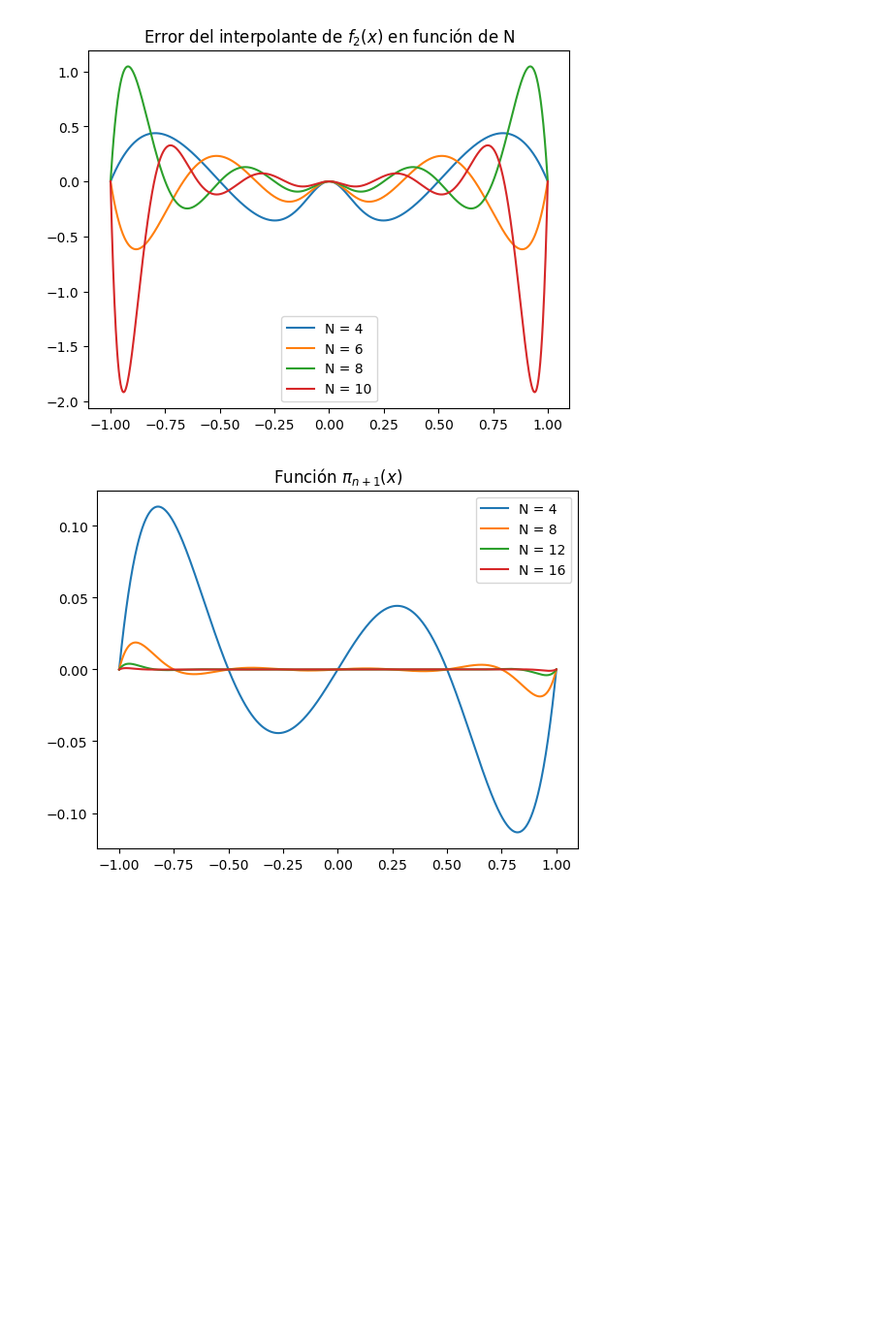
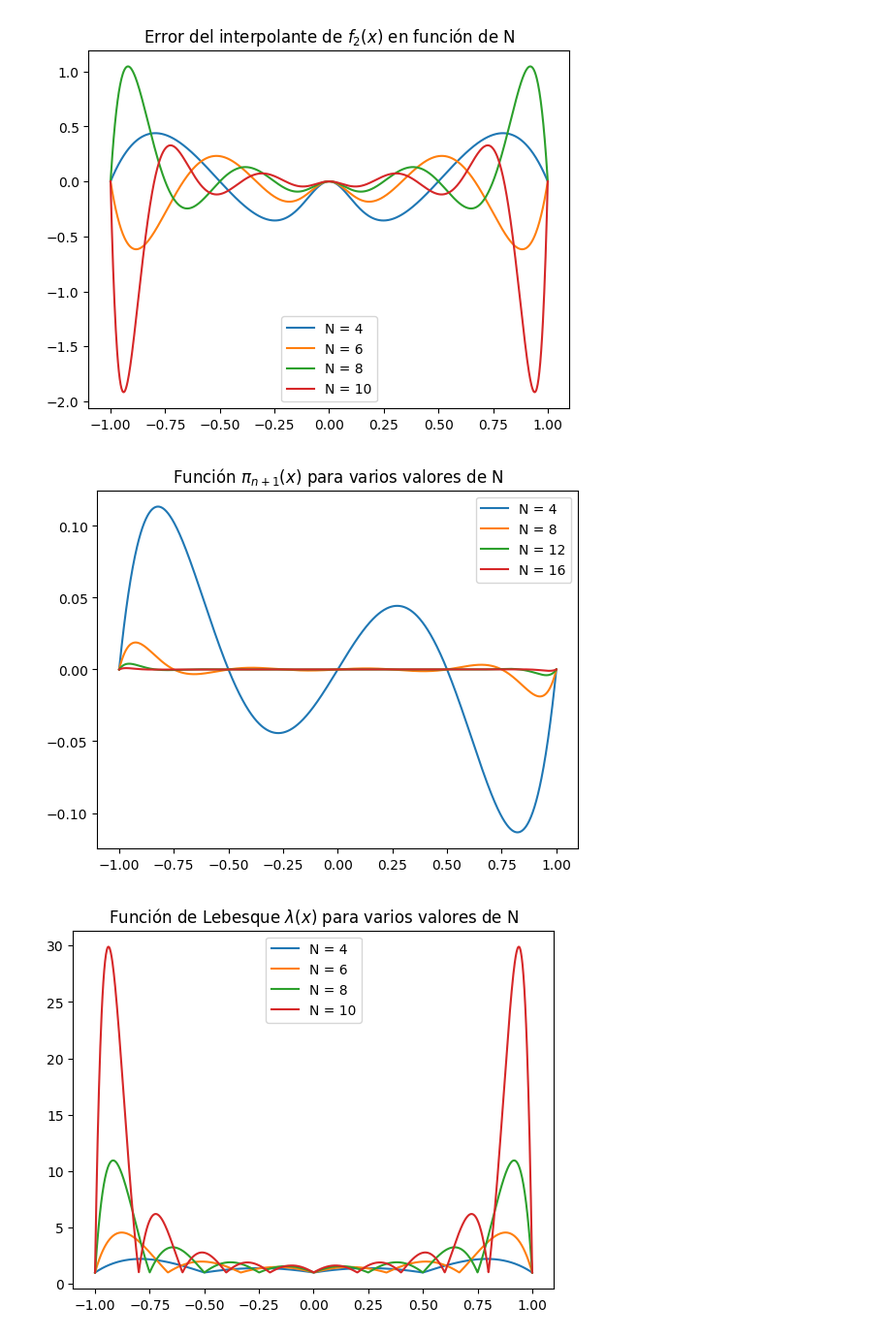
Before and after one commit to RistoRisoto/Calculo-Numerico, a Jupyter notebook: Hito1.ipynb, the cells around one changed output. Shown at 97% size. Saved outputs shown, nothing was run; the diff lists cells and outputs as text; code cells hidden in the pictures; blank space fills up the shorter version.

```diff
--- a/Hito1.ipynb
+++ b/Hito1.ipynb
@@ -133,23 +133,44 @@ plt.show()
 # %%
 #Función pi_{n+1}
 
 def PI(x):
     p=1
     for i in range(len(x0)):
        p*=(x-x0[i])
     return p
 
+def Leb(x):
+    leb=0
+    for j in range(N+1):
+        leb+=abs(l(j,x))
+    return leb
+
 figPI=plt.figure()
 leyenda=[]
-plt.title(r"Función $\pi_{n+1}(x)$");
+plt.title(r"Función $\pi_{n+1}(x)$ para varios valores de N");
 for i in range(4):
     leyenda.append('')
     N=4+4*i
     x0=x(N)
     equis,ygriega = xy(PI)
     leyenda[i],=plt.plot(equis,ygriega,label='N = '+str(N))
 
 plt.legend(handles=leyenda)
 plt.show()
+
+#Funcion de Lebesque lamda(x)=sumatorio(abs(lj))
+figLeb=plt.figure()
+leyenda=[]
+plt.title(r"Función de Lebesque $\lambda(x)$ para varios valores de N")
+
+for i in range(4):
+    leyenda.append('')
+    N=4+2*i
+    x0=x(N)
+    equis,ygriega = xy(Leb)
+    leyenda[i],=plt.plot(equis,ygriega,label='N = '+str(N))
+plt.legend(handles=leyenda)
+plt.show()
 # %% [output]
-[figure, old version]
+[figure, new version]
+[figure, added]
```
Also changed, not shown: parts of 2 cells of this notebook.
